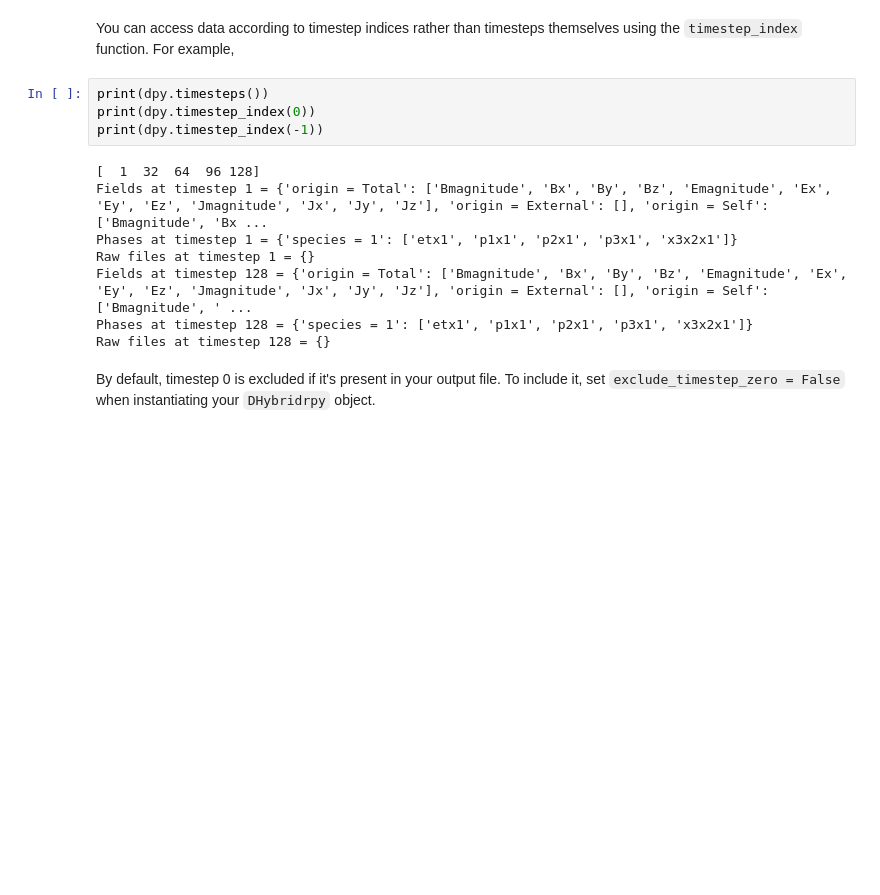
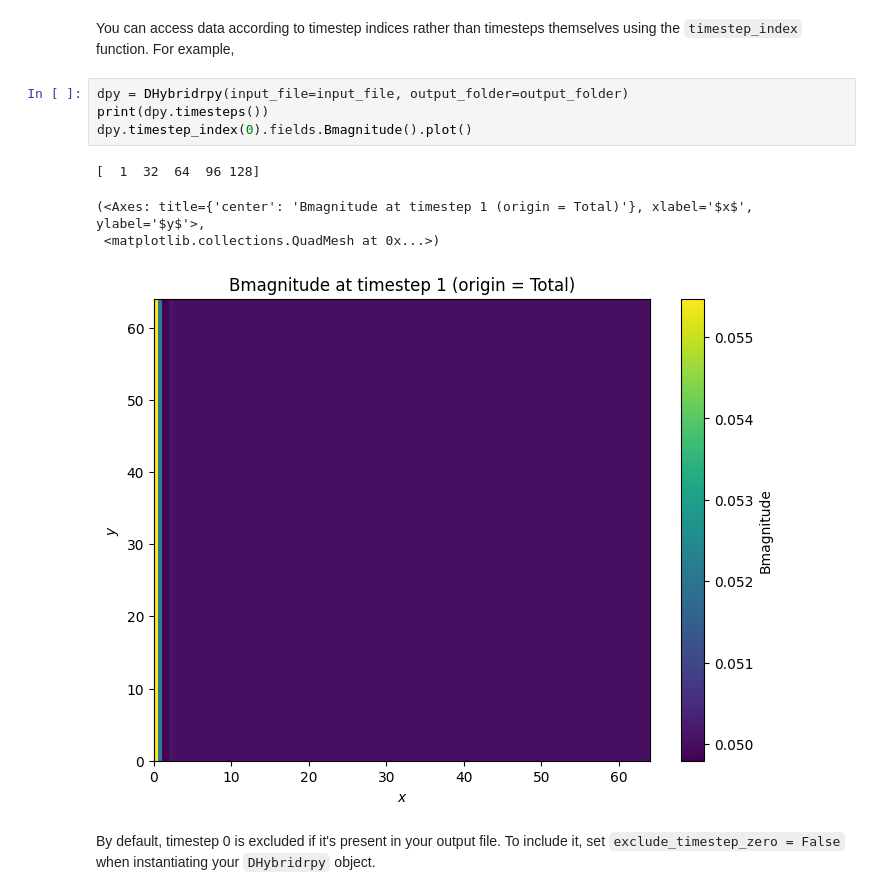
Before and after one commit to bwostler/dhybridrpy, a Jupyter notebook: examples/examples.ipynb, the cells around one changed output. Cells and saved outputs as stored; diff of their text form; blank space fills up the shorter version.

```diff
--- a/examples/examples.ipynb
+++ b/examples/examples.ipynb
@@ -133,18 +137,15 @@ p1x1, evaluted = [[0.         0.         0.         ... 0.         0.00032918 0.
 ### Accessing data via timestep indices
 # %% [markdown]
 You can access data according to timestep indices rather than timesteps themselves using the `timestep_index` function. For example,
-# %%
-print(dpy.timesteps())
-print(dpy.timestep_index(0))
-print(dpy.timestep_index(-1))
-# %% [output]
-[  1  32  64  96 128]
-Fields at timestep 1 = {'origin = Total': ['Bmagnitude', 'Bx', 'By', 'Bz', 'Emagnitude', 'Ex', 'Ey', 'Ez', 'Jmagnitude', 'Jx', 'Jy', 'Jz'], 'origin = External': [], 'origin = Self': ['Bmagnitude', 'Bx ...
-Phases at timestep 1 = {'species = 1': ['etx1', 'p1x1', 'p2x1', 'p3x1', 'x3x2x1']}
-Raw files at timestep 1 = {}
-Fields at timestep 128 = {'origin = Total': ['Bmagnitude', 'Bx', 'By', 'Bz', 'Emagnitude', 'Ex', 'Ey', 'Ez', 'Jmagnitude', 'Jx', 'Jy', 'Jz'], 'origin = External': [], 'origin = Self': ['Bmagnitude', ' ...
-Phases at timestep 128 = {'species = 1': ['etx1', 'p1x1', 'p2x1', 'p3x1', 'x3x2x1']}
-Raw files at timestep 128 = {}
+# %%
+dpy = DHybridrpy(input_file=input_file, output_folder=output_folder)
+print(dpy.timesteps())
+dpy.timestep_index(0).fields.Bmagnitude().plot()
+# %% [output]
+[  1  32  64  96 128]
+(<Axes: title={'center': 'Bmagnitude at timestep 1 (origin = Total)'}, xlabel='$x$', ylabel='$y$'>,
+ <matplotlib.collections.QuadMesh at 0x...>)
+[figure, added]
 # %% [markdown]
 By default, timestep 0 is excluded if it's present in your output file. To include it, set `exclude_timestep_zero = False` when instantiating your `DHybridrpy` object.
 # %%
```
Also changed, not shown: parts of 4 cells of this notebook, 1 other file.
